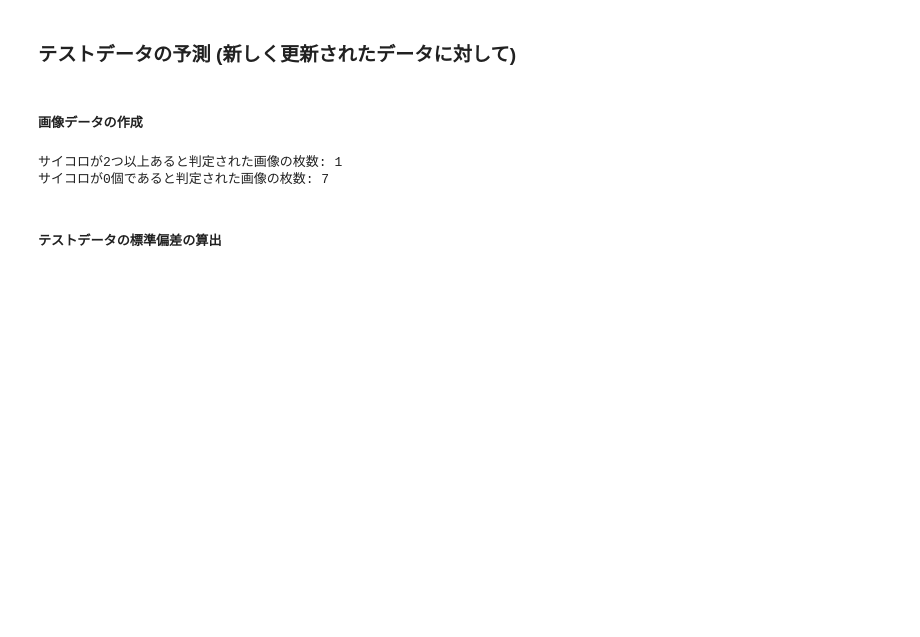
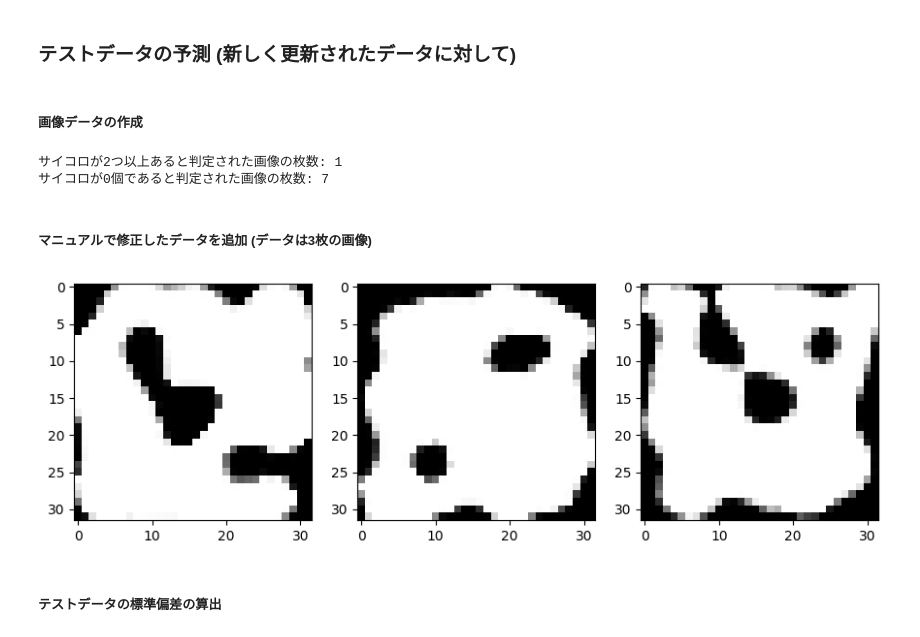
Before and after one commit to SStakafumi/sony-dice-competition, a Jupyter notebook: devide_dice.ipynb, the cells around one changed output. Drawn from its saved outputs; the diff is of its cells as text; code cells hidden in the pictures; blank space fills up the shorter version.

```diff
--- a/devide_dice.ipynb
+++ b/devide_dice.ipynb
@@ -502,6 +502,34 @@ imgs_list = getCroppedImgInfoList(data_type='test_denoised')
 # %% [output]
 サイコロが2つ以上あると判定された画像の枚数: 1
 サイコロが0個であると判定された画像の枚数: 7
+# %% [markdown]
+##### マニュアルで修正したデータを追加 (データは3枚の画像)
+# %%
+from glob import glob
+parenet_path = '/mnt/c/Users/user/MyData/SonyDice/imgs_modified/'
+modified_imgs_paths = glob(parenet_path + '*.npy')
+modified_imgs_idx = []
+for img_path in modified_imgs_paths:
+    file_name = img_path[len(parenet_path):]
+    modified_imgs_idx.append(int(file_name[:-4]))
+modified_imgs_idx.sort()
+# %%
+for idx in modified_imgs_idx:
+    mod_img = np.load(parenet_path + f'{idx}.npy')
+    start_idx = len(one_dice_idx) + len(two_dice_idx)*2 + three_dice_idx.index(idx)*3
+
+    imgs_list[start_idx] = mod_img[0, :]
+    imgs_list[start_idx+1] = mod_img[1, :]
+    imgs_list[start_idx+2] = mod_img[2, :]
+# %%
+fig = plt.figure(figsize=(9, 3))
+for i, idx in enumerate(range(20948, 20948+3)):
+    img = imgs_list[idx]
+    ax = fig.add_subplot(1, 3, i+1)
+    plt.imshow(img, cmap='gray')
+    plt.tight_layout()
+# %% [output]
+[figure, added]
 # %% [markdown]
 ##### テストデータの標準偏差の算出
 # %%
```
Also changed, not shown: parts of 37 cells of this notebook.
